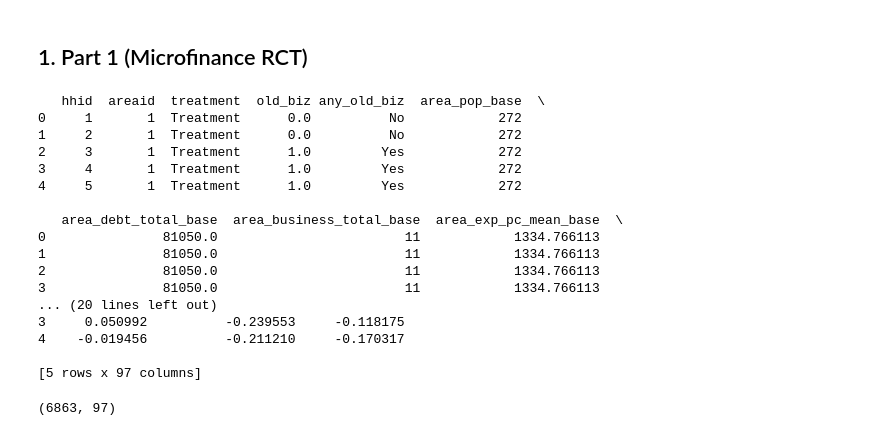
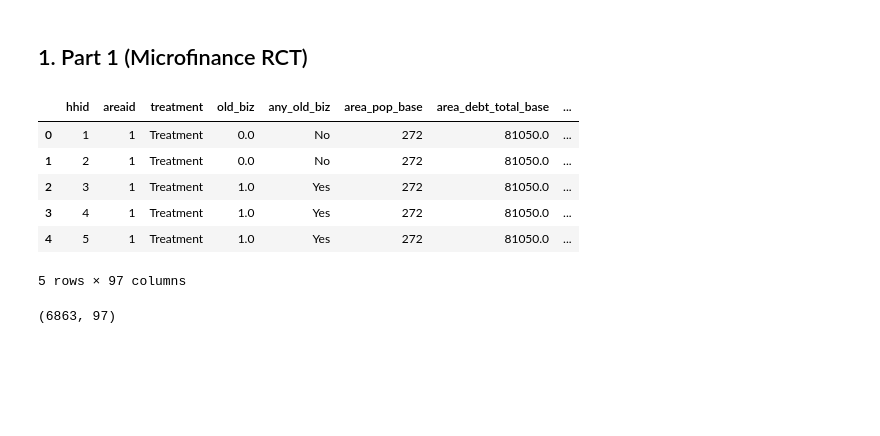
Before and after one commit to jimin3227/financial_analytics_ps1, a Jupyter notebook: financial_analytics_ps1.ipynb, the cells around one changed output. Drawn from its saved outputs; the diff is of its cells as text; code cells hidden in the pictures; blank space fills up the shorter version.

```diff
--- a/financial_analytics_ps1.ipynb
+++ b/financial_analytics_ps1.ipynb
@@ -4,25 +4,15 @@
 import pandas as pd
 # %%
 df = pd.read_stata('data.dta')
-print(df.head())
+df.head()
 # %% [output]
+|  | hhid | areaid | treatment | old_biz | any_old_biz | area_pop_base | area_debt_total_base | ... |
+| 0 | 1 | 1 | Treatment | 0.0 | No | 272 | 81050.0 | ... |
+| 1 | 2 | 1 | Treatment | 0.0 | No | 272 | 81050.0 | ... |
+| 2 | 3 | 1 | Treatment | 1.0 | Yes | 272 | 81050.0 | ... |
+| 3 | 4 | 1 | Treatment | 1.0 | Yes | 272 | 81050.0 | ... |
+| 4 | 5 | 1 | Treatment | 1.0 | Yes | 272 | 81050.0 | ... |
-   hhid  areaid  treatment  old_biz any_old_biz  area_pop_base  \
-0     1       1  Treatment      0.0          No            272
-1     2       1  Treatment      0.0          No            272
-2     3       1  Treatment      1.0         Yes            272
-3     4       1  Treatment      1.0         Yes            272
-4     5       1  Treatment      1.0         Yes            272
-
-   area_debt_total_base  area_business_total_base  area_exp_pc_mean_base  \
-0               81050.0                        11            1334.766113
-1               81050.0                        11            1334.766113
-2               81050.0                        11            1334.766113
-3               81050.0                        11            1334.766113
-... (20 lines left out)
-3     0.050992          -0.239553     -0.118175
-4    -0.019456          -0.211210     -0.170317
-
-[5 rows x 97 columns]
+5 rows × 97 columns
 # %%
 df.shape
 # %% [output]
```
Also changed, not shown: parts of 8 cells of this notebook.
